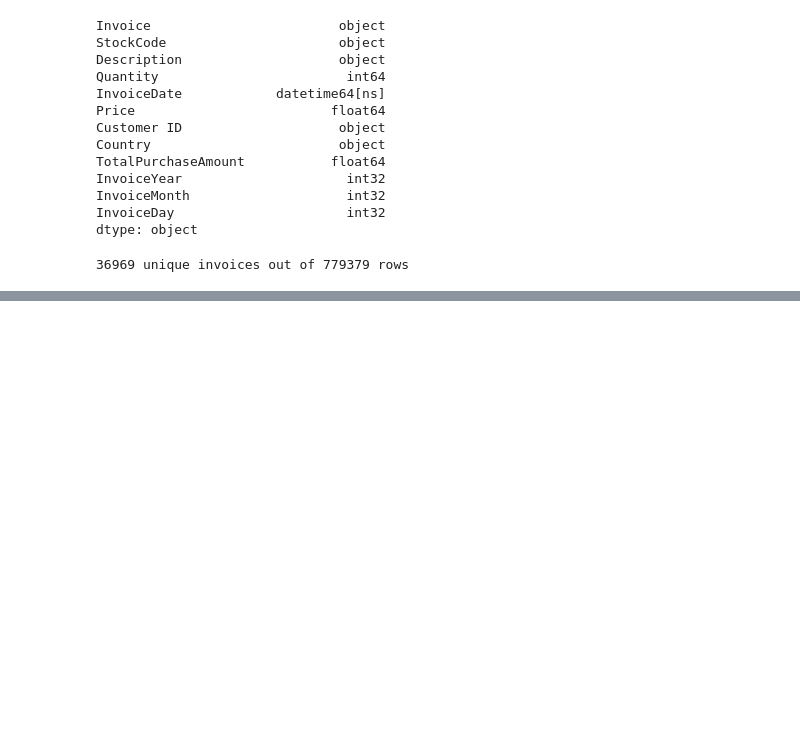
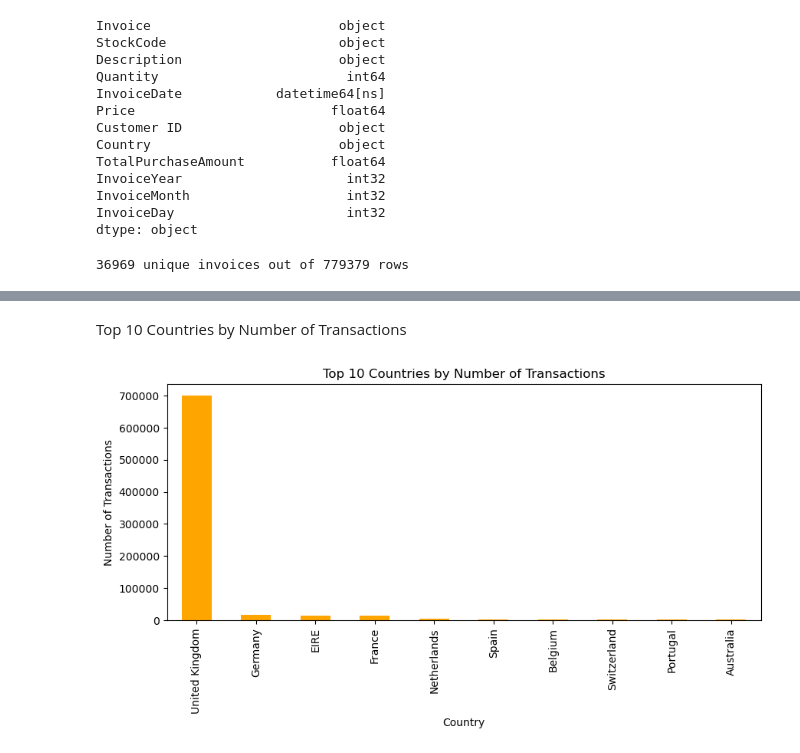
Before and after one commit to Amanarun2907/Celebal-Technologies-Online-Internship-Project-, a Jupyter notebook: python_file_of_the_complete_project.ipynb, the cells around one changed output, grey strips where cells are left out. Saved outputs shown, nothing was run; the diff lists cells and outputs as text; code cells hidden in the pictures; blank space fills up the shorter version.

```diff
--- a/python_file_of_the_complete_project.ipynb
+++ b/python_file_of_the_complete_project.ipynb
@@ -483,0 +591,12 @@ final_dataset.head(10)
+# %% [markdown]
+Top 10 Countries by Number of Transactions
+# %%
+top_countries = final_dataset['Country'].value_counts().head(10)
+plt.figure(figsize=(10,4))
+top_countries.plot(kind='bar', color='orange')
+plt.title('Top 10 Countries by Number of Transactions')
+plt.xlabel('Country')
+plt.ylabel('Number of Transactions')
+plt.show()
+# %% [output]
+[figure, added]
```
Also changed, not shown: parts of 75 cells of this notebook.
